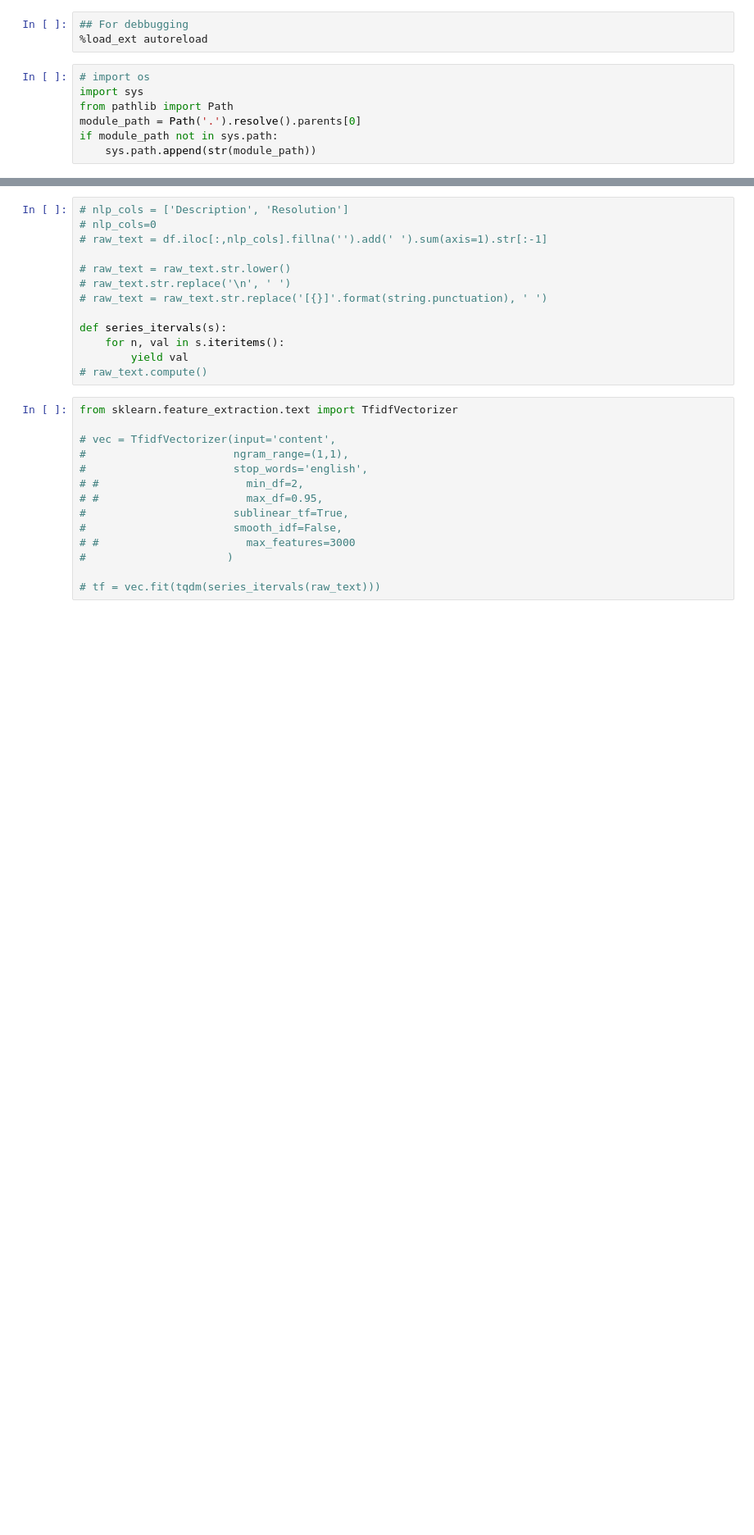
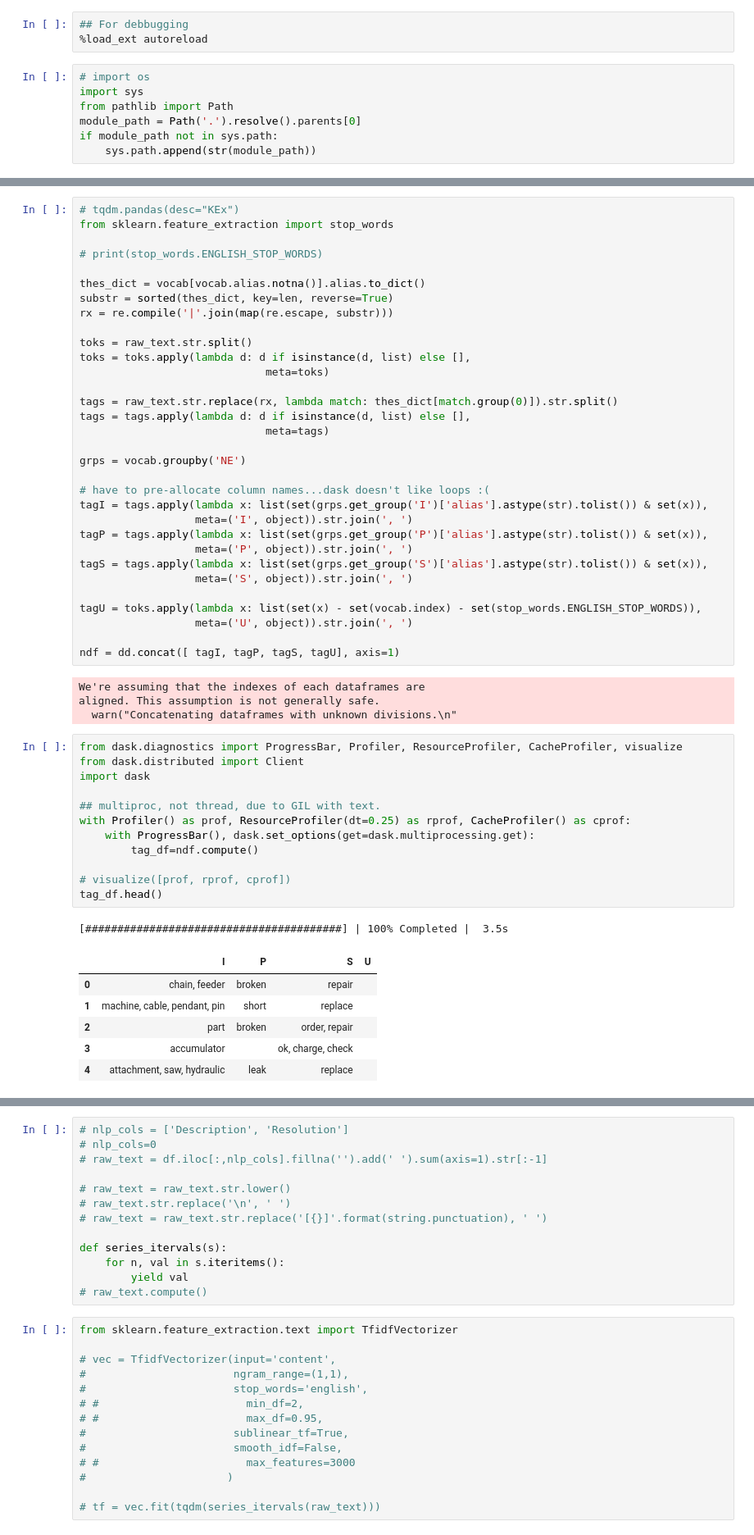
Before and after one commit to usnistgov/nestor, a Jupyter notebook: docs/dask_vocab.ipynb, the cells around one changed output, grey strips where cells are left out. Shown at 82% size. Cells and saved outputs as stored; diff of their text form; blank space fills up the shorter version.

```diff
--- a/docs/dask_vocab.ipynb
+++ b/docs/dask_vocab.ipynb
@@ -59,0 +193,56 @@ NameError: name 'tex' is not defined
+# %%
+# tqdm.pandas(desc="KEx")
+from sklearn.feature_extraction import stop_words
+
+# print(stop_words.ENGLISH_STOP_WORDS)
+
+thes_dict = vocab[vocab.alias.notna()].alias.to_dict()
+substr = sorted(thes_dict, key=len, reverse=True)
+rx = re.compile('|'.join(map(re.escape, substr)))
+
+toks = raw_text.str.split()
+toks = toks.apply(lambda d: d if isinstance(d, list) else [],
+                             meta=toks)
+
+tags = raw_text.str.replace(rx, lambda match: thes_dict[match.group(0)]).str.split()
+tags = tags.apply(lambda d: d if isinstance(d, list) else [],
+                             meta=tags)
+
+grps = vocab.groupby('NE')
+
+# have to pre-allocate column names...dask doesn't like loops :(
+tagI = tags.apply(lambda x: list(set(grps.get_group('I')['alias'].astype(str).tolist()) & set(x)),
+                  meta=('I', object)).str.join(', ')
+tagP = tags.apply(lambda x: list(set(grps.get_group('P')['alias'].astype(str).tolist()) & set(x)),
+                  meta=('P', object)).str.join(', ')
+tagS = tags.apply(lambda x: list(set(grps.get_group('S')['alias'].astype(str).tolist()) & set(x)),
+                  meta=('S', object)).str.join(', ')
+
+tagU = toks.apply(lambda x: list(set(x) - set(vocab.index) - set(stop_words.ENGLISH_STOP_WORDS)),
+                  meta=('U', object)).str.join(', ')
+
+ndf = dd.concat([ tagI, tagP, tagS, tagU], axis=1)
+# %% [output]
+We're assuming that the indexes of each dataframes are
+aligned. This assumption is not generally safe.
+  warn("Concatenating dataframes with unknown divisions.\n"
+# %%
+from dask.diagnostics import ProgressBar, Profiler, ResourceProfiler, CacheProfiler, visualize
+from dask.distributed import Client
+import dask
+
+## multiproc, not thread, due to GIL with text.
+with Profiler() as prof, ResourceProfiler(dt=0.25) as rprof, CacheProfiler() as cprof:
+    with ProgressBar(), dask.set_options(get=dask.multiprocessing.get):
+        tag_df=ndf.compute()
+
+# visualize([prof, rprof, cprof])
+tag_df.head()
+# %% [output]
+[########################################] | 100% Completed |  3.5s
+|  | I | P | S | U |
+| 0 | chain, feeder | broken | repair |  |
+| 1 | machine, cable, pendant, pin | short | replace |  |
+| 2 | part | broken | order, repair |  |
+| 3 | accumulator |  | ok, charge, check |  |
+| 4 | attachment, saw, hydraulic | leak | replace |  |
```
Also changed, not shown: parts of 23 cells of this notebook, 4 other files.
